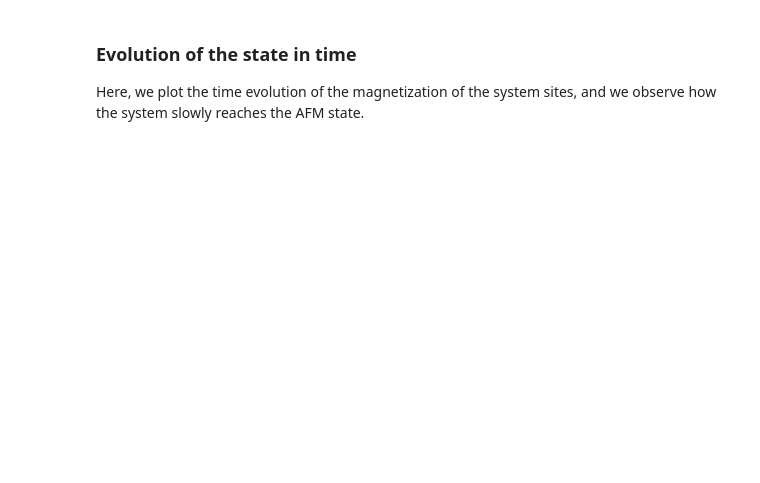
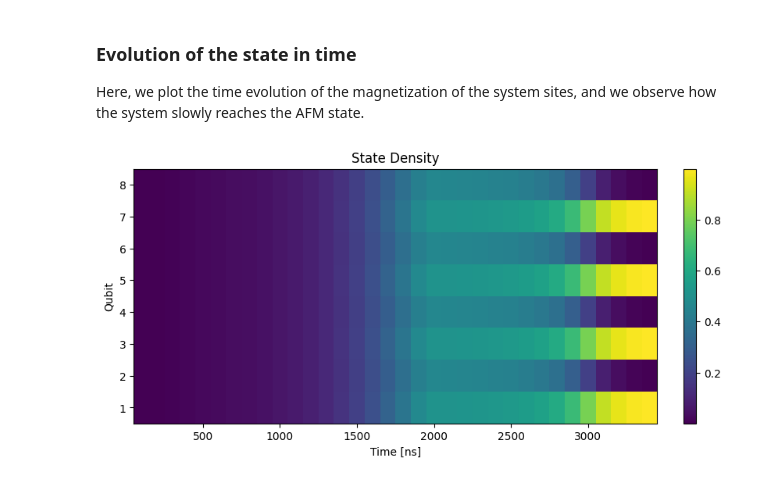
Before and after one commit to pasqal-io/emulators, a Jupyter notebook: docs/emu_mps/notebooks/dmrg_usecase.ipynb, the cells around one changed output. Cells and saved outputs as stored; diff of their text form; code cells hidden in the pictures; blank space fills up the shorter version.

Commit message:
updating/ reading tutorials

```diff
--- a/docs/emu_mps/notebooks/dmrg_usecase.ipynb
+++ b/docs/emu_mps/notebooks/dmrg_usecase.ipynb
@@ -86,8 +86,7 @@ def afm_sequence_from_register(
     This function constructs a sequence of pulses to transition a system of qubits
     distributed in a 1d chain (represented by `reg`) into an AFM state using a specified device.
     The sequence consists of three phases: a rise, a sweep, and a fall.
-    For more information, check Pulser
-    [tutorial](https://pulser.readthedocs.io/en/stable/tutorials/afm_prep.html)."""
+    ."""
 
     t_sweep = (delta_f - delta_0) / (2 * np.pi * 10) * 1000 * factor_sweep
     rise = pulser.Pulse.ConstantDetuning(
@@ -356,14 +364,21 @@ Here, we plot the time evolution of the magnetization of the system sites, and w
 # %%
 magnetization_values = np.array(list(results.occupation))
 magnetization_times = results.get_result_times(density)
+# %%
+# rescaling the time
+real_times = []
+for time in magnetization_times:
+    real_times.append(time * seq.get_duration())
 # %%
 fig, ax = plt.subplots(figsize=(8, 4), layout="constrained")
 
 num_time_points, positions = magnetization_values.shape
 x, y = np.meshgrid(np.arange(num_time_points), np.arange(1, positions + 1))
-im = plt.pcolormesh(magnetization_times, y, magnetization_values.T, shading="auto")
+im = plt.pcolormesh(real_times, y, magnetization_values.T, shading="auto")
 ax.set_xlabel("Time [ns]")
 ax.set_ylabel("Qubit")
 ax.set_title("State Density")
 ax.set_yticks(np.arange(1, positions + 1))
 cb = fig.colorbar(im, ax=ax)
+# %% [output]
+[figure, added]
```
Also changed, not shown: parts of 9 cells of this notebook, 10 other files.
